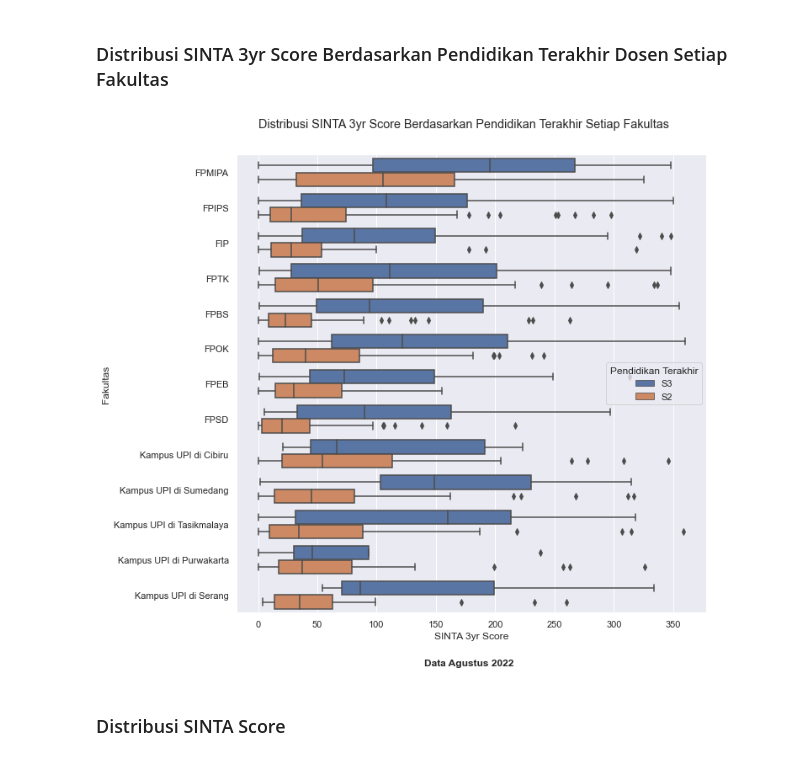
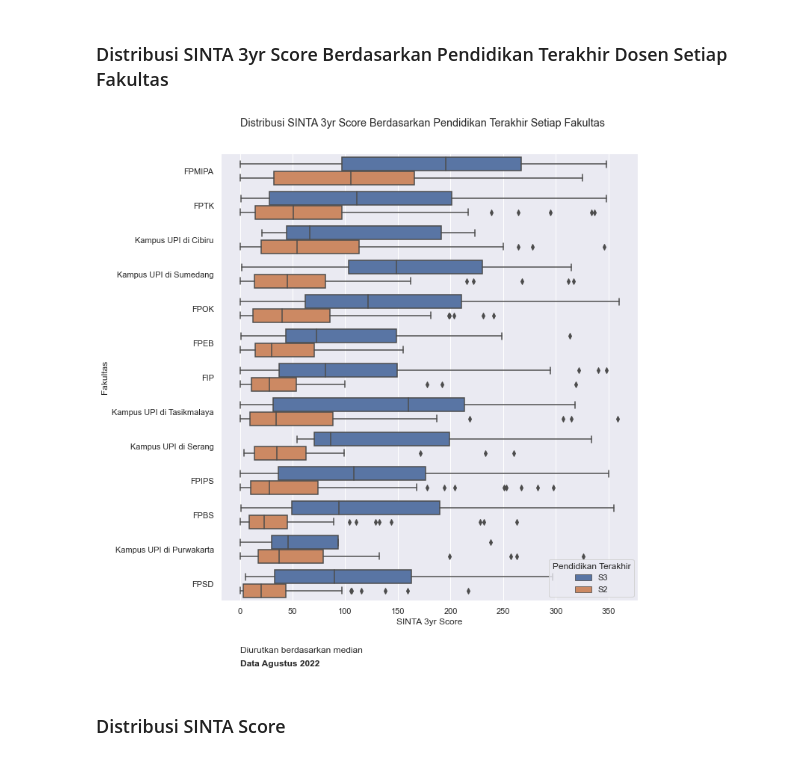
Before and after one commit to crypter7054/EDA-UPI-2022, a Jupyter notebook: EDA UPI Rev.3.ipynb, the cells around one changed output. Drawn from its saved outputs; the diff is of its cells as text; code cells hidden in the pictures.

```diff
--- a/EDA UPI Rev.3.ipynb
+++ b/EDA UPI Rev.3.ipynb
@@ -453,16 +482,16 @@ ax.set(xlabel='SINTA 3yr Score', ylabel='Jumlah Dosen')
 plt.figure(figsize=(10, 8))
 
 fakul = df_topten_sinta3yr
-fakul.rename(columns = {'Fakultas':'fakul'}, inplace = True)
-
-df_fakul_sinta = fakul.groupby('fakul')["sinta_score"].median().reset_index()
-
-top_5fakul_sinta = df_fakul_sinta.sort_values(by="sinta_score", ascending=False)
+df_fakul_sinta3yr = fakul.groupby('Fakultas')["sinta_3yr_score"].median().reset_index()
+top_5fakul_sinta3yr = df_fakul_sinta3yr.sort_values(by="sinta_3yr_score", ascending=False)
 
 # deklarasi boxplot dengan x sebagai kolom 'sinta_3yr_score' dan y sebagai kolom 'Fakultas', kemudian diurutkan
-g = sns.boxplot(x ='sinta_3yr_score', y = 'Fakultas', data = df_topten_sinta3yr, order = df['Fakultas'].value_counts().index, palette="deep", width=0.7)
+g = sns.boxplot(x ='sinta_3yr_score', y = 'Fakultas', data = df_topten_sinta3yr, order = top_5fakul_sinta3yr['Fakultas'], palette="deep", width=0.7)
+
 g.set(xlabel='SINTA 3yr Score', ylabel='Fakultas')
-g.text(140, 14.4,'Data Agustus 2022', fontstyle="normal", fontweight="semibold")
+g.text(0, 14.2,'Diurutkan berdasarkan median', fontstyle="normal")
+g.text(0, 14.7,'Data Agustus 2022', fontstyle="normal", fontweight="semibold")
+
 plt.suptitle("Distribusi SINTA 3yr Score Setiap Fakultas", y=0.95, fontsize = 'large', fontweight = 'regular')
 plt.show()
 # %% [output]
@@ -484,17 +516,20 @@ plt.show()
 # %% [markdown]
 ### Distribusi SINTA 3yr Score Berdasarkan Pendidikan Terakhir Dosen Setiap Fakultas
 # %%
-plt.figure(figsize=(10, 10))
+plt.figure(figsize=(10, 11))
 
 # deklarasi boxplot dengan x sebagai kolom 'sinta_3yr_score' dan y sebagai kolom 'Fakultas', dibandingkan dengan kolom 'Pendidikan Terakhir'
 # kemudian diurutkan
-g = sns.boxplot(x ='sinta_3yr_score', y = 'Fakultas', hue='Pendidikan Terakhir', data = df_topten_sinta3yr, order = df['Fakultas'].value_counts().index, palette="deep", width=0.8)
+g = sns.boxplot(x ='sinta_3yr_score', y = 'Fakultas', hue='Pendidikan Terakhir', data = df_topten_sinta3yr, order = top_5fakul_sinta3yr['Fakultas'], palette="deep", width=0.8)
+
 g.set(xlabel='SINTA 3yr Score', ylabel='Fakultas')
-g.text(140, 14,'Data Agustus 2022', fontstyle="normal", fontweight="semibold")
+g.text(0, 14,'Diurutkan berdasarkan median', fontstyle="normal")
+g.text(0, 14.4,'Data Agustus 2022', fontstyle="normal", fontweight="semibold")
+
 plt.suptitle("Distribusi SINTA 3yr Score Berdasarkan Pendidikan Terakhir Setiap Fakultas", y=0.94, fontsize = 'large', fontweight = 'regular')
 plt.show()
 # %% [output]
-[figure, old version]
+[figure, new version]
 # %% [markdown]
 ### Distribusi SINTA Score
 # %% [markdown]
```
Also changed, not shown: parts of 38 cells of this notebook, 4 other files.
